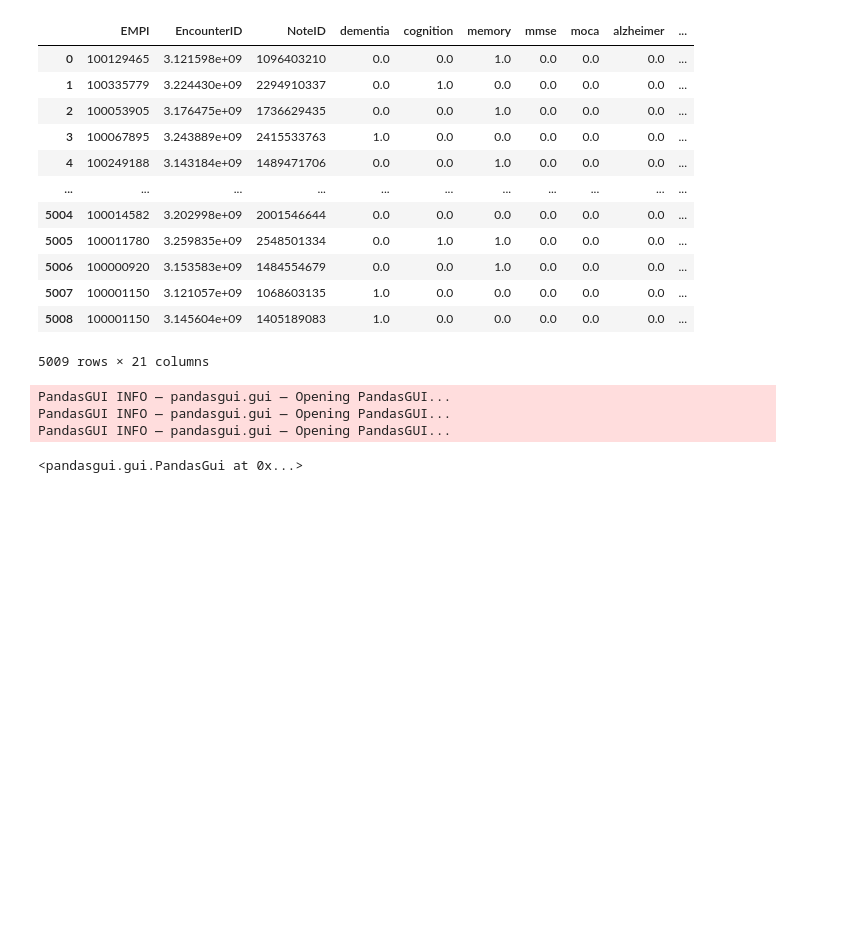
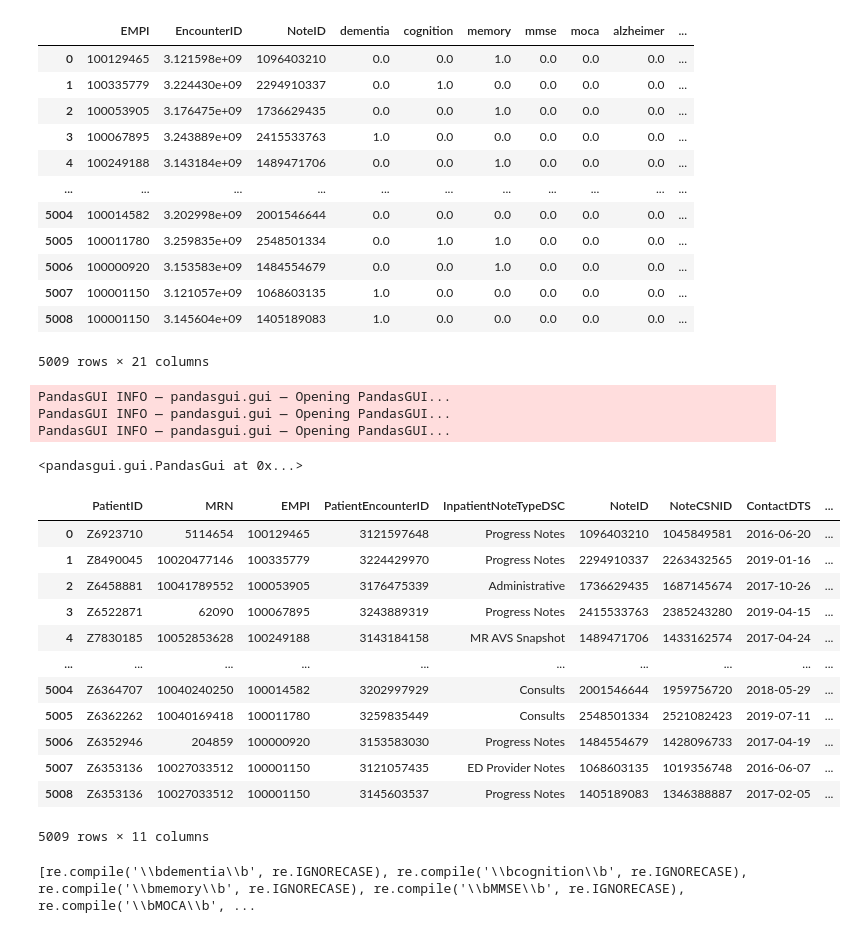
Before and after one commit to anaconda121/NeuraHealth, a Jupyter notebook: EDA/Pre-Annotations/Diversity_Sampling.ipynb, the cells around one changed output. Cells and saved outputs as stored; diff of their text form; code cells hidden in the pictures; blank space fills up the shorter version.

Commit message:
SLAT update and attempts at loading CSV in

```diff
--- a/EDA/Pre-Annotations/Diversity_Sampling.ipynb
+++ b/EDA/Pre-Annotations/Diversity_Sampling.ipynb
@@ -181,3 +185,21 @@ PandasGUI INFO — pandasgui.gui — Opening PandasGUI...
 <pandasgui.gui.PandasGui at 0x...>
 # %%
 summary_stats_seq.to_csv(r"C:\Users\MIND_DS\Dropbox (Partners HealthCare)\NLP\Tanish\BigDataSets\Regex_match\Diversity_Sampling\5000_seqs_7_19.csv")
+# %%
+slat_excel = pd.read_excel(r"C:\Users\MIND_DS\Dropbox (Partners HealthCare)\NLP\Tanish\BigDataSets\Regex_match\Diversity_Sampling\5000_SLAT_import_7_19.xlsx")
+# %%
+slat_excel
+# %% [output]
+|  | PatientID | MRN | EMPI | PatientEncounterID | InpatientNoteTypeDSC | NoteID | NoteCSNID | ContactDTS | ... |
+| 0 | Z6923710 | 5114654 | 100129465 | 3121597648 | Progress Notes | 1096403210 | 1045849581 | 2016-06-20 | ... |
+| 1 | Z8490045 | 10020477146 | 100335779 | 3224429970 | Progress Notes | 2294910337 | 2263432565 | 2019-01-16 | ... |
+| 2 | Z6458881 | 10041789552 | 100053905 | 3176475339 | Administrative | 1736629435 | 1687145674 | 2017-10-26 | ... |
+| 3 | Z6522871 | 62090 | 100067895 | 3243889319 | Progress Notes | 2415533763 | 2385243280 | 2019-04-15 | ... |
+| 4 | Z7830185 | 10052853628 | 100249188 | 3143184158 | MR AVS Snapshot | 1489471706 | 1433162574 | 2017-04-24 | ... |
+| ... | ... | ... | ... | ... | ... | ... | ... | ... | ... |
+| 5004 | Z6364707 | 10040240250 | 100014582 | 3202997929 | Consults | 2001546644 | 1959756720 | 2018-05-29 | ... |
+| 5005 | Z6362262 | 10040169418 | 100011780 | 3259835449 | Consults | 2548501334 | 2521082423 | 2019-07-11 | ... |
+| 5006 | Z6352946 | 204859 | 100000920 | 3153583030 | Progress Notes | 1484554679 | 1428096733 | 2017-04-19 | ... |
+| 5007 | Z6353136 | 10027033512 | 100001150 | 3121057435 | ED Provider Notes | 1068603135 | 1019356748 | 2016-06-07 | ... |
+| 5008 | Z6353136 | 10027033512 | 100001150 | 3145603537 | Progress Notes | 1405189083 | 1346388887 | 2017-02-05 | ... |
+5009 rows × 11 columns
@@ -183,0 +211,13 @@ summary_stats_seq.to_csv(r"C:\Users\MIND_DS\Dropbox (Partners HealthCare)\NLP\Ta
+# %%
+k = regex["REGEX"].to_list()
+c = regex["CASE"].to_list()
+p_list = []
+
+for i in range(len(k)):
+    if (c[i] == 0):
+        p_list.append(re.compile(k[i][5:], re.IGNORECASE))
+    elif (c[i] == 1):
+        p_list.append(re.compile(k[i]))
+print(p_list)
+# %% [output]
+[re.compile('\\bdementia\\b', re.IGNORECASE), re.compile('\\bcognition\\b', re.IGNORECASE), re.compile('\\bmemory\\b', re.IGNORECASE), re.compile('\\bMMSE\\b', re.IGNORECASE), re.compile('\\bMOCA\\b', ...
```
Also changed, not shown: parts of 14 cells of this notebook, 16 other files.
